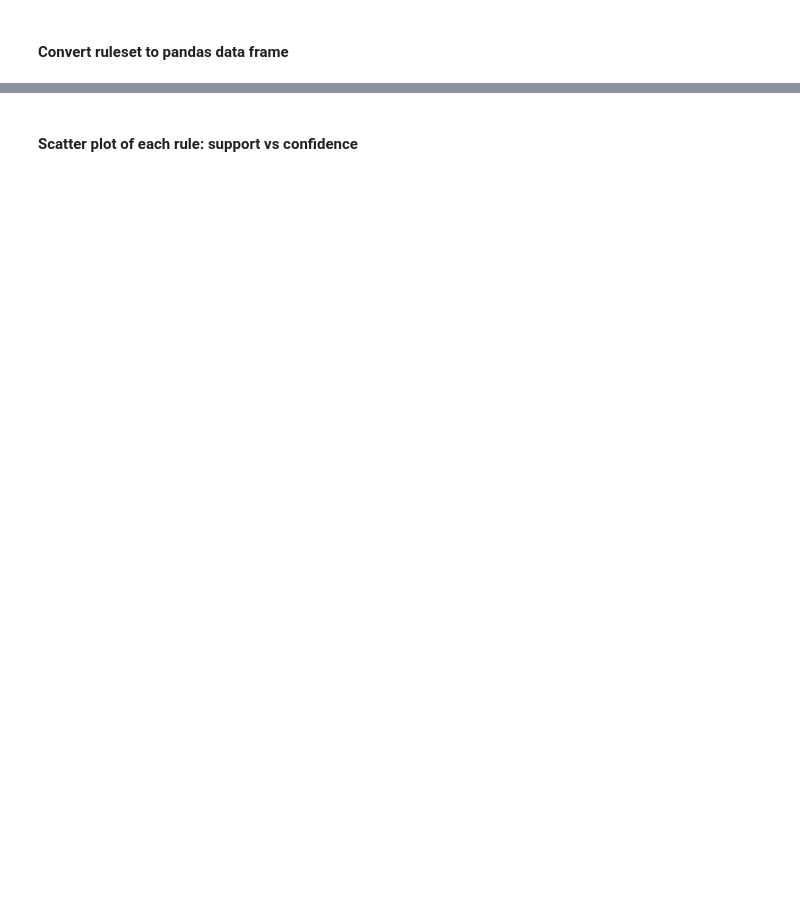
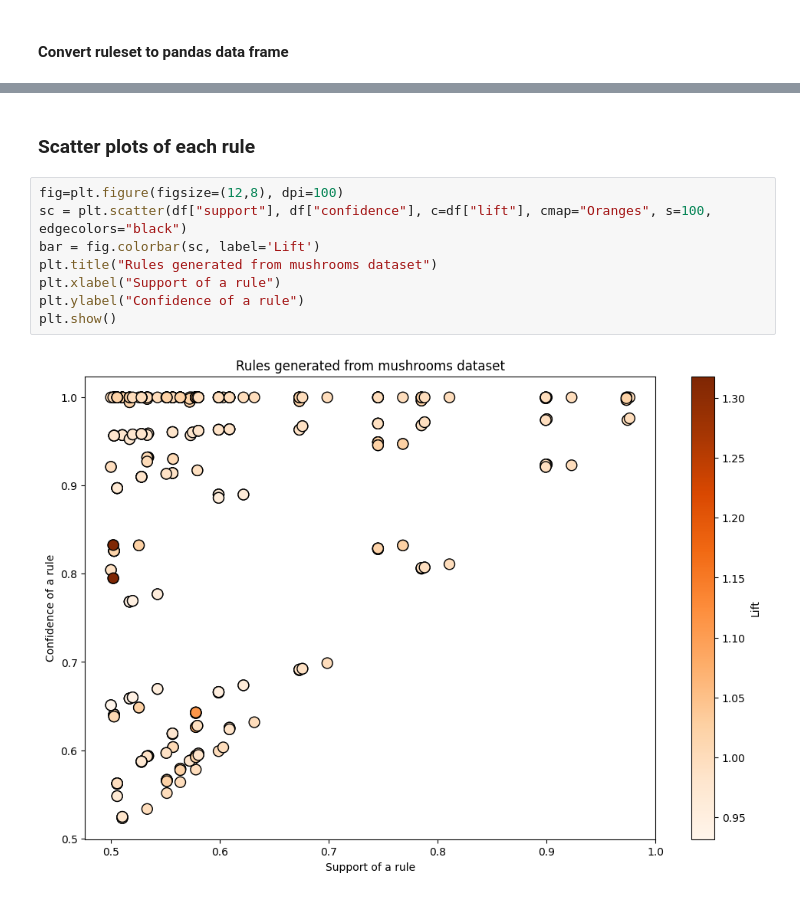
Before and after one commit to wojtasRobert/EDAMI-2020Z, a Jupyter notebook: EDAMI-project.ipynb, the cells around one changed output, grey strips where cells are left out. Cells and saved outputs as stored; diff of their text form; blank space fills up the shorter version.

```diff
--- a/EDAMI-project.ipynb
+++ b/EDAMI-project.ipynb
@@ -43,5 +65,15 @@ df.head()
 # %% [markdown]
-#### Scatter plot of each rule: support vs confidence
+### Scatter plots of each rule
+# %%
+fig=plt.figure(figsize=(12,8), dpi=100)
+sc = plt.scatter(df["support"], df["confidence"], c=df["lift"], cmap="Oranges", s=100, edgecolors="black")
+bar = fig.colorbar(sc, label='Lift')
+plt.title("Rules generated from mushrooms dataset")
+plt.xlabel("Support of a rule")
+plt.ylabel("Confidence of a rule")
+plt.show()
+# %% [output]
+[figure, added]
 # %%
 fig=plt.figure(figsize=(12,8), dpi=100)
 plt.scatter(df["support"], df["confidence"])
```
Also changed, not shown: parts of 9 cells of this notebook, 2 other files.
